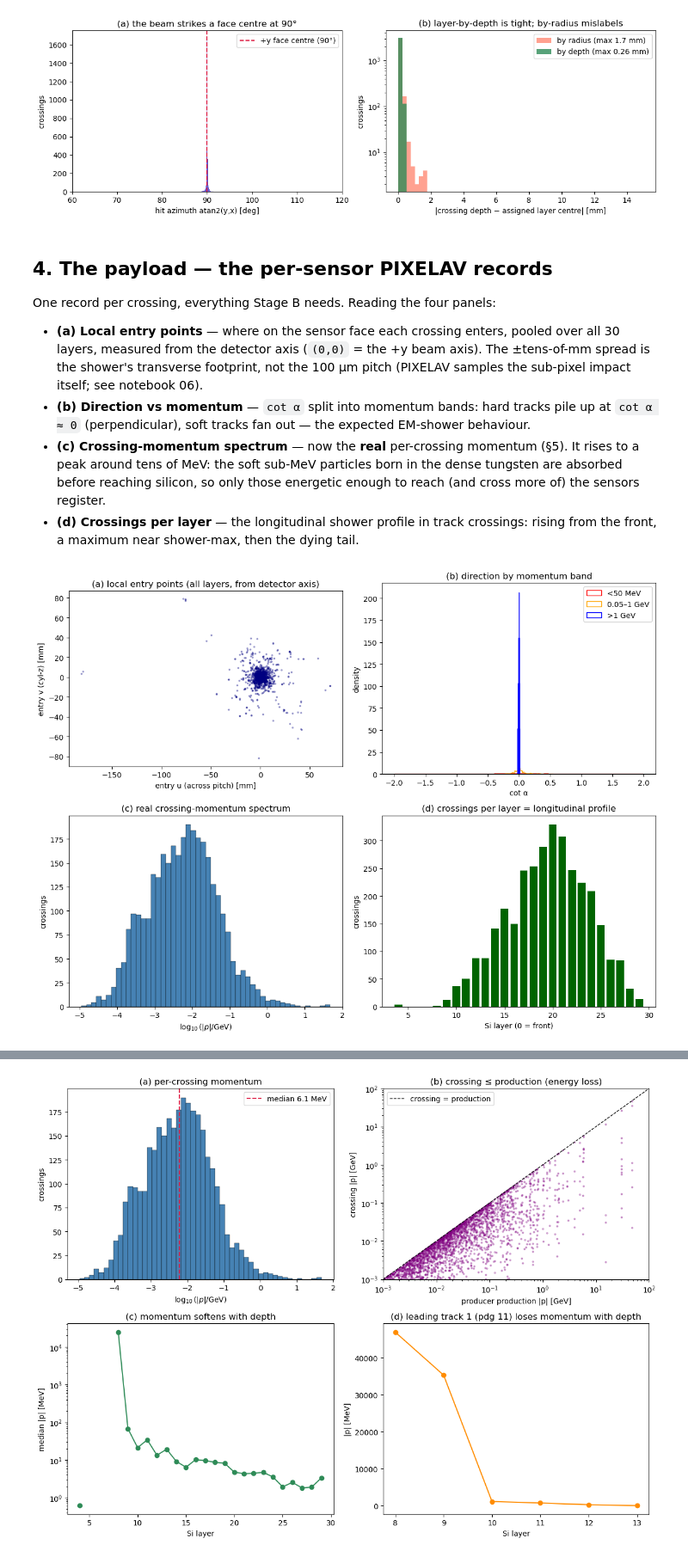
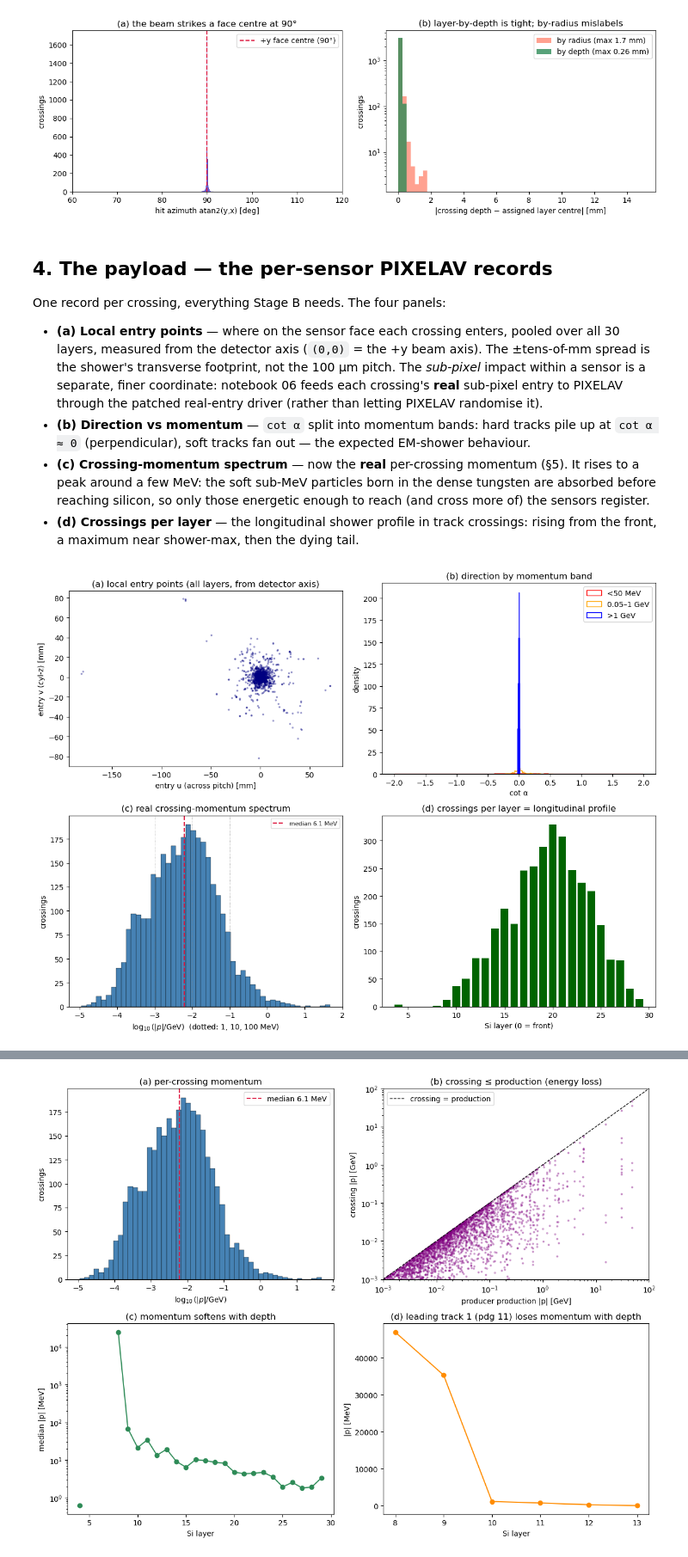
Before and after one commit to murtaza-safdari/CALOMAPS, a Jupyter notebook: notebooks/05_pixelav_inputs.ipynb, the cells around one changed output, grey strips where cells are left out. Shown at 86% size. Drawn from its saved outputs; the diff is of its cells as text; code cells hidden in the pictures.

```diff
--- a/notebooks/05_pixelav_inputs.ipynb
+++ b/notebooks/05_pixelav_inputs.ipynb
@@ -145,16 +145,17 @@ plt.tight_layout(); plt.show()
 # %% [markdown]
 ## 4. The payload — the per-sensor PIXELAV records
 
-One record per crossing, everything Stage B needs. Reading the four panels:
+One record per crossing, everything Stage B needs. The four panels:
 
 - **(a) Local entry points** — where on the sensor face each crossing enters, pooled over all 30
   layers, measured from the detector axis (`(0,0)` = the +y beam axis). The ±tens-of-mm spread is
-  the shower's transverse footprint, not the 100 µm pitch (PIXELAV samples the sub-pixel impact
-  itself; see notebook 06).
+  the shower's transverse footprint, not the 100 µm pitch. The *sub-pixel* impact within a sensor
+  is a separate, finer coordinate: notebook 06 feeds each crossing's **real** sub-pixel entry to
+  PIXELAV through the patched real-entry driver (rather than letting PIXELAV randomise it).
 - **(b) Direction vs momentum** — `cot α` split into momentum bands: hard tracks pile up at
   `cot α ≈ 0` (perpendicular), soft tracks fan out — the expected EM-shower behaviour.
 - **(c) Crossing-momentum spectrum** — now the **real** per-crossing momentum (§5). It rises to a
-  peak around tens of MeV: the soft sub-MeV particles born in the dense tungsten are absorbed
+  peak around a few MeV: the soft sub-MeV particles born in the dense tungsten are absorbed
   before reaching silicon, so only those energetic enough to reach (and cross more of) the sensors
   register.
 - **(d) Crossings per layer** — the longitudinal shower profile in track crossings: rising from the
@@ -162,25 +163,27 @@ One record per crossing, everything Stage B needs. Reading the four panels:
 # %%
 fig, ax = plt.subplots(2, 2, figsize=(12, 9))
 # (a) local entry points
 ax[0,0].scatter(eu, ev, s=3, alpha=0.3, color='navy')
 ax[0,0].set_xlabel('entry u (across pitch) [mm]'); ax[0,0].set_ylabel('entry v (cyl-z) [mm]')
 ax[0,0].set_title('(a) local entry points (all layers, from detector axis)'); ax[0,0].set_aspect('equal')
 # (b) cot alpha in momentum bands
 for lo, hi, c, lab in [(0,0.05,'red','<50 MeV'),(0.05,1,'orange','0.05–1 GeV'),(1,1e9,'blue','>1 GeV')]:
     m = (p_GeV>=lo)&(p_GeV<hi)&np.isfinite(cota)&(np.abs(cota)<2)
     if m.sum(): ax[0,1].hist(cota[m], bins=60, histtype='step', color=c, label=lab, density=True)
 ax[0,1].set_xlabel('cot α'); ax[0,1].set_ylabel('density'); ax[0,1].set_title('(b) direction by momentum band'); ax[0,1].legend()
 # (c) momentum spectrum
 pp = p_GeV[p_GeV>0]
 ax[1,0].hist(np.log10(pp), bins=50, color='steelblue', edgecolor='k', lw=0.3)
-ax[1,0].set_xlabel(r'$\log_{10}(|p|/\mathrm{GeV})$'); ax[1,0].set_ylabel('crossings'); ax[1,0].set_title('(c) real crossing-momentum spectrum')
+ax[1,0].axvline(np.log10(np.median(pp)), color='crimson', ls='--', label=f'median {np.median(pp)*1e3:.1f} MeV')
+for mev in [1, 10, 100]: ax[1,0].axvline(np.log10(mev/1e3), color='gray', ls=':', lw=0.6)
+ax[1,0].set_xlabel(r'$\log_{10}(|p|/\mathrm{GeV})$  (dotted: 1, 10, 100 MeV)'); ax[1,0].set_ylabel('crossings'); ax[1,0].set_title('(c) real crossing-momentum spectrum'); ax[1,0].legend(fontsize=8)
 # (d) crossings per layer
 L = np.arange(layer.min(), layer.max()+1)
 ax[1,1].bar(L, [np.sum(layer==l) for l in L], color='darkgreen')
 ax[1,1].set_xlabel('Si layer (0 = front)'); ax[1,1].set_ylabel('crossings'); ax[1,1].set_title('(d) crossings per layer = longitudinal profile')
 plt.tight_layout(); plt.show()
 # %% [output]
-[figure, old version]
+[figure, new version]
 # %% [markdown]
 ## 5. The momentum, validated
 
```
Also changed, not shown: parts of 4 cells of this notebook, 1 other file.
